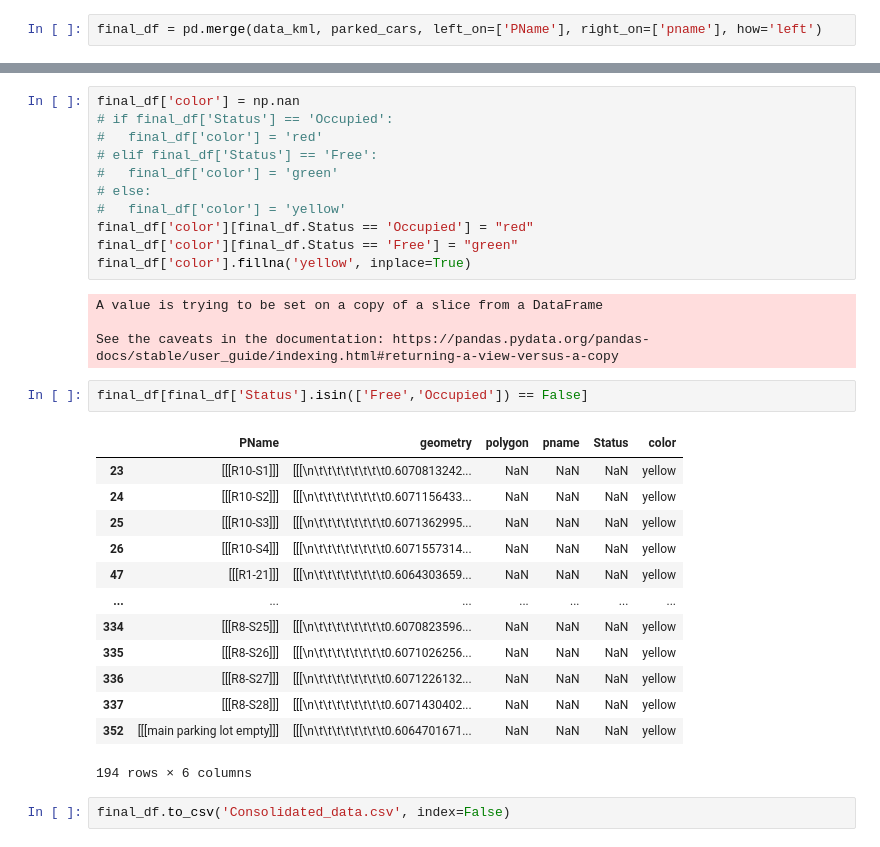
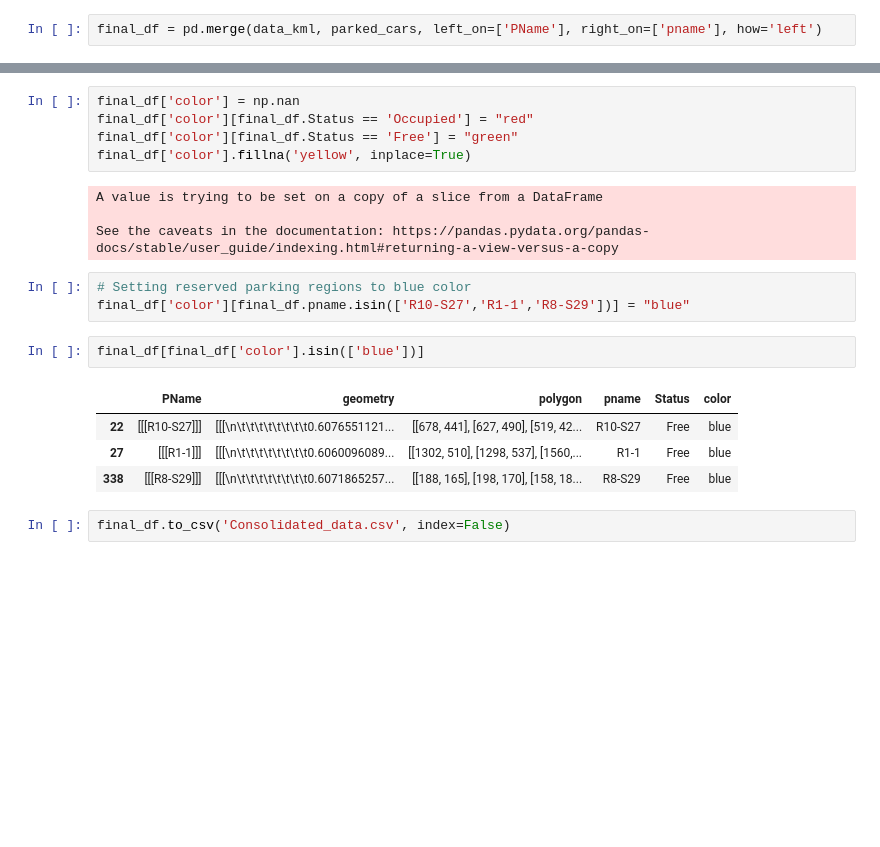
Before and after one commit to LiquidGalaxyLAB/FPVT, a Jupyter notebook: AI Model/YOLO_v4.ipynb, the cells around one changed output, grey strips where cells are left out. Cells and saved outputs as stored; diff of their text form; blank space fills up the shorter version.

```diff
--- a/AI Model/YOLO_v4.ipynb
+++ b/AI Model/YOLO_v4.ipynb
@@ -1115,12 +1125,6 @@ final_df
 353 rows × 5 columns
 # %%
 final_df['color'] = np.nan
-# if final_df['Status'] == 'Occupied':
-#   final_df['color'] = 'red'
-# elif final_df['Status'] == 'Free':
-#   final_df['color'] = 'green'
-# else:
-#   final_df['color'] = 'yellow'
 final_df['color'][final_df.Status == 'Occupied'] = "red"
 final_df['color'][final_df.Status == 'Free'] = "green"
 final_df['color'].fillna('yellow', inplace=True)
@@ -1128,22 +1132,16 @@ final_df['color'].fillna('yellow', inplace=True)
 A value is trying to be set on a copy of a slice from a DataFrame
 
 See the caveats in the documentation: https://pandas.pydata.org/pandas-docs/stable/user_guide/indexing.html#returning-a-view-versus-a-copy
+# %%
+# Setting reserved parking regions to blue color
+final_df['color'][final_df.pname.isin(['R10-S27','R1-1','R8-S29'])] = "blue"
 # %%
-final_df[final_df['Status'].isin(['Free','Occupied']) == False]
+final_df[final_df['color'].isin(['blue'])]
 # %% [output]
 |  | PName | geometry | polygon | pname | Status | color |
-| 23 | [[[R10-S1]]] | [[[\n\t\t\t\t\t\t\t\t0.6070813242... | NaN | NaN | NaN | yellow |
-| 24 | [[[R10-S2]]] | [[[\n\t\t\t\t\t\t\t\t0.6071156433... | NaN | NaN | NaN | yellow |
-| 25 | [[[R10-S3]]] | [[[\n\t\t\t\t\t\t\t\t0.6071362995... | NaN | NaN | NaN | yellow |
-| 26 | [[[R10-S4]]] | [[[\n\t\t\t\t\t\t\t\t0.6071557314... | NaN | NaN | NaN | yellow |
-| 47 | [[[R1-21]]] | [[[\n\t\t\t\t\t\t\t\t0.6064303659... | NaN | NaN | NaN | yellow |
-| ... | ... | ... | ... | ... | ... | ... |
-| 334 | [[[R8-S25]]] | [[[\n\t\t\t\t\t\t\t\t0.6070823596... | NaN | NaN | NaN | yellow |
-| 335 | [[[R8-S26]]] | [[[\n\t\t\t\t\t\t\t\t0.6071026256... | NaN | NaN | NaN | yellow |
-| 336 | [[[R8-S27]]] | [[[\n\t\t\t\t\t\t\t\t0.6071226132... | NaN | NaN | NaN | yellow |
-| 337 | [[[R8-S28]]] | [[[\n\t\t\t\t\t\t\t\t0.6071430402... | NaN | NaN | NaN | yellow |
-| 352 | [[[main parking lot empty]]] | [[[\n\t\t\t\t\t\t\t\t0.6064701671... | NaN | NaN | NaN | yellow |
+| 22 | [[[R10-S27]]] | [[[\n\t\t\t\t\t\t\t\t0.6076551121... | [[678, 441], [627, 490], [519, 42... | R10-S27 | Free | blue |
+| 27 | [[[R1-1]]] | [[[\n\t\t\t\t\t\t\t\t0.6060096089... | [[1302, 510], [1298, 537], [1560,... | R1-1 | Free | blue |
+| 338 | [[[R8-S29]]] | [[[\n\t\t\t\t\t\t\t\t0.6071865257... | [[188, 165], [198, 170], [158, 18... | R8-S29 | Free | blue |
-194 rows × 6 columns
 # %%
 final_df.to_csv('Consolidated_data.csv', index=False)
 # %% [markdown]
```
Also changed, not shown: parts of 22 cells of this notebook.
